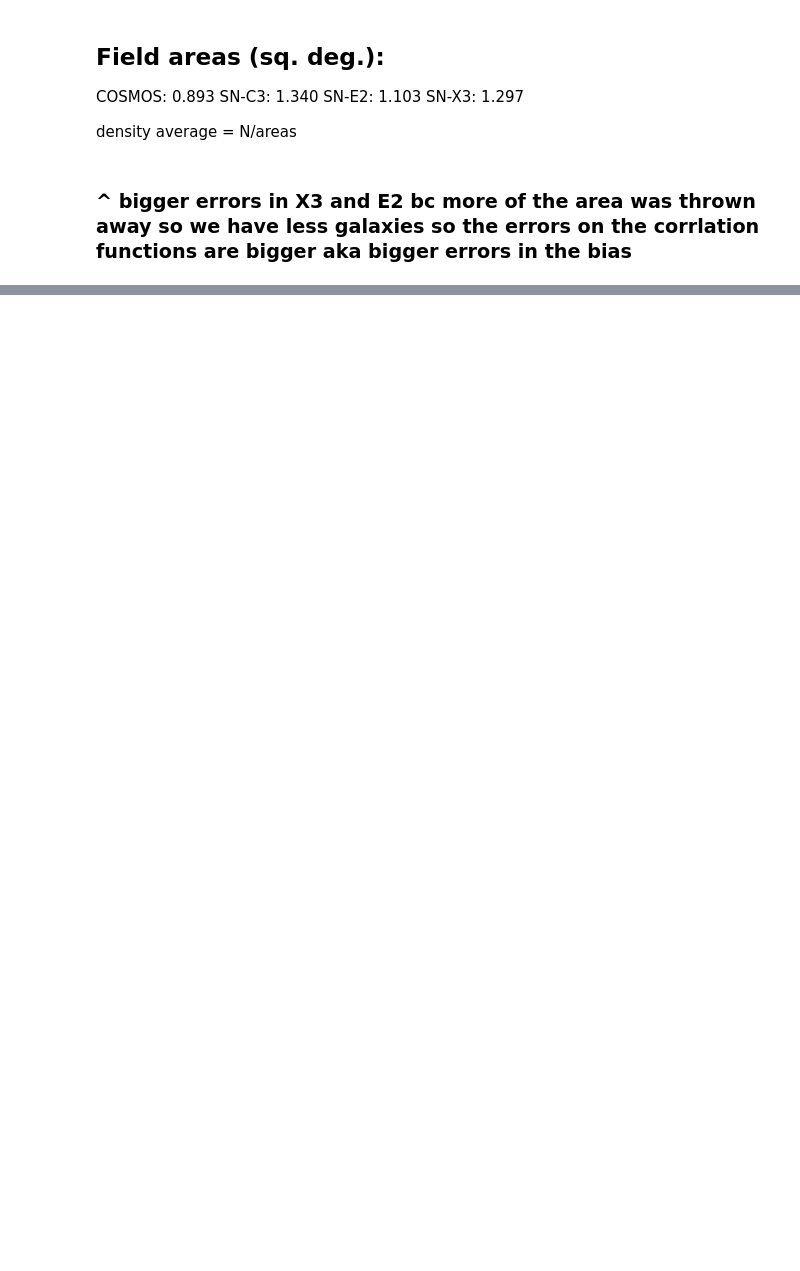
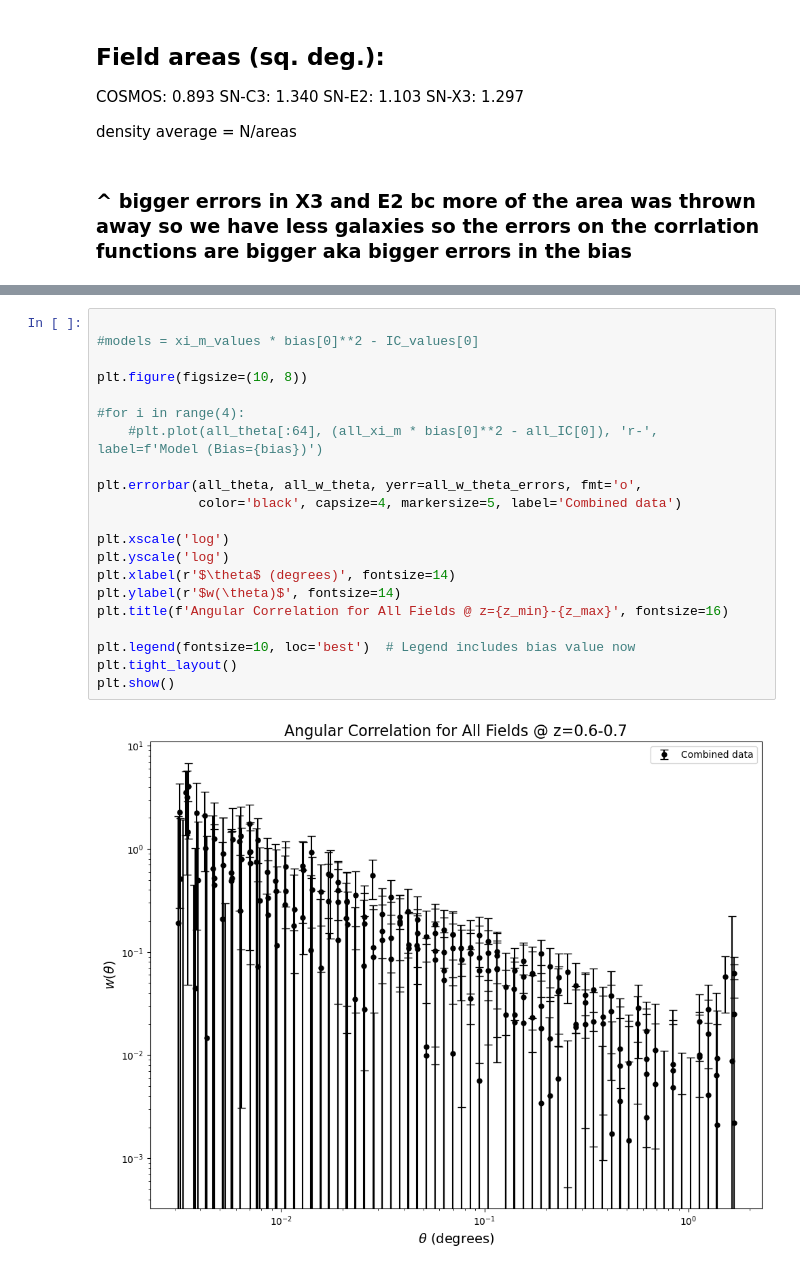
Before and after one commit to OtiliaIrina/Master_Thesis, a Jupyter notebook: New code/New_Test.ipynb, the cells around one changed output, grey strips where cells are left out. Saved outputs shown, nothing was run; the diff lists cells and outputs as text; blank space fills up the shorter version.

```diff
--- a/New code/New_Test.ipynb
+++ b/New code/New_Test.ipynb
@@ -980,0 +1232,23 @@ Fitted parameters: b1=1.2615200832216975, alpha=0.1263403260785112, beta=0.5, Mm
+# %%
+
+#models = xi_m_values * bias[0]**2 - IC_values[0]
+
+plt.figure(figsize=(10, 8))
+
+#for i in range(4):
+    #plt.plot(all_theta[:64], (all_xi_m * bias[0]**2 - all_IC[0]), 'r-', label=f'Model (Bias={bias})')
+
+plt.errorbar(all_theta, all_w_theta, yerr=all_w_theta_errors, fmt='o',
+             color='black', capsize=4, markersize=5, label='Combined data')
+
+plt.xscale('log')
+plt.yscale('log')
+plt.xlabel(r'$\theta$ (degrees)', fontsize=14)
+plt.ylabel(r'$w(\theta)$', fontsize=14)
+plt.title(f'Angular Correlation for All Fields @ z={z_min}-{z_max}', fontsize=16)
+
+plt.legend(fontsize=10, loc='best')  # Legend includes bias value now
+plt.tight_layout()
+plt.show()
+# %% [output]
+[figure, added]
```
Also changed, not shown: parts of 28 cells of this notebook, 3 other files.
